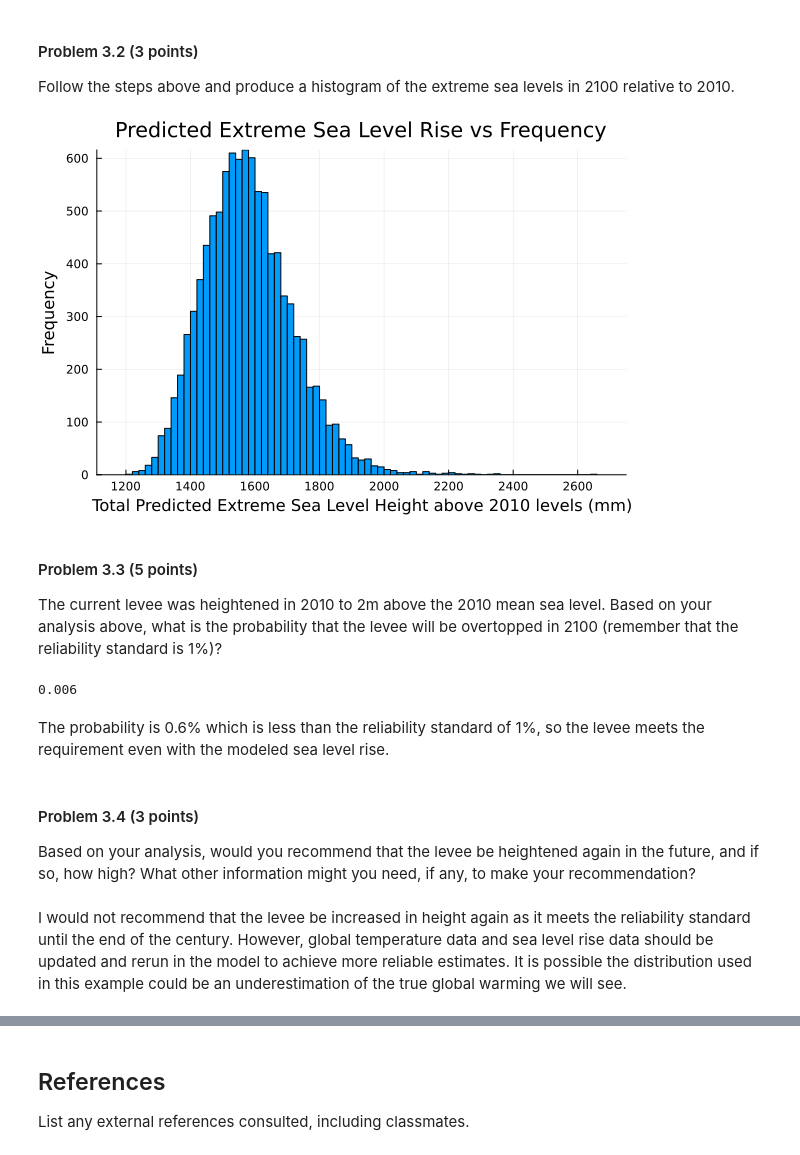
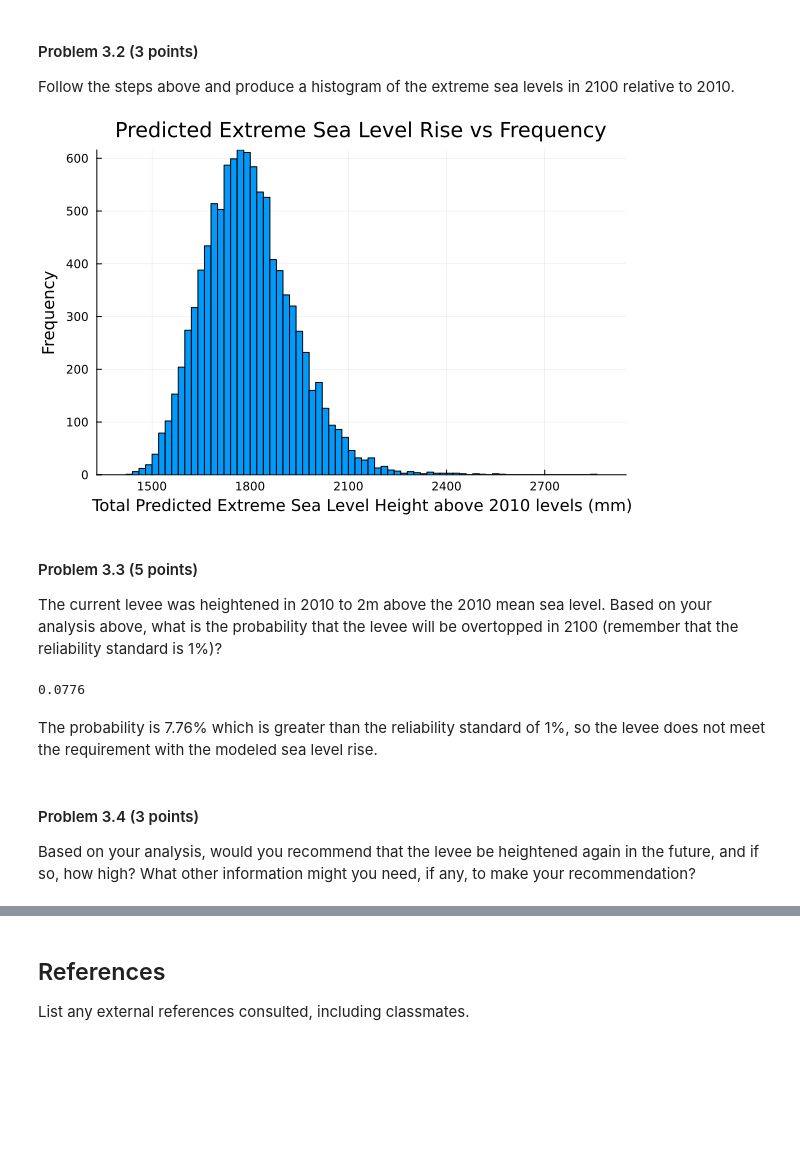
Before and after one commit to BEE4750-FA23/hw3-jrmarcuse, a Jupyter notebook: hw03.ipynb, the cells around one changed output, grey strips where cells are left out. Saved outputs shown, nothing was run; the diff lists cells and outputs as text; code cells hidden in the pictures; blank space fills up the shorter version.

Commit message:
Change subsidence and added additional levee h

```diff
--- a/hw03.ipynb
+++ b/hw03.ipynb
@@ -433,11 +433,11 @@ Plot the extreme sea level rise values on a histogram.
 Follow the steps above and produce a histogram of the extreme sea levels
 in 2100 relative to 2010.
 # %%
-extreme_sea = [S_predictions[i]+rand(tide_distribution)-1.2*90 for i in 1:length(S_predictions)] #1.2mm of subsidence per year since 2010 would be 1.2*90 mm
+extreme_sea = [S_predictions[i]+rand(tide_distribution)+1.2*90 for i in 1:length(S_predictions)] #1.2mm of subsidence per year since 2010 would be 1.2*90 mm
 histogram(extreme_sea,xlabel="Total Predicted Extreme Sea Level Height above 2010 levels (mm)",ylabel="Frequency",
 title="Predicted Extreme Sea Level Rise vs Frequency",legend=false)
 # %% [output]
-[figure, old version]
+[figure, new version]
 # %% [markdown]
 #### Problem 3.3 (5 points)
 
@@ -447,14 +447,12 @@ The current levee was heightened in 2010 to 2m above the 2010 mean sea level. Ba
     #divided by the total amount of extreme sea level predictions (length of extreme_sea)
 p = count(x -> x>2000, extreme_sea)/length(extreme_sea)
 # %% [output]
-0.006
+0.0776
 # %% [markdown]
-The probability is 0.6% which is less than the reliability standard of 1%, so the levee meets the requirement even with the modeled sea level rise.
+The probability is 7.76% which is greater than the reliability standard of 1%, so the levee does not meet the requirement with the modeled sea level rise.
 # %% [markdown]
 #### Problem 3.4 (3 points)
 
 Based on your analysis, would you recommend that the levee be heightened
 again in the future, and if so, how high? What other information might
 you need, if any, to make your recommendation?
-# %% [markdown]
-I would not recommend that the levee be increased in height again as it meets the reliability standard until the end of the century. However, global temperature data and sea level rise data should be updated and rerun in the model to achieve more reliable estimates. It is possible the distribution used in this example could be an underestimation of the true global warming we will see.
```
Also changed, not shown: parts of 2 cells of this notebook.
